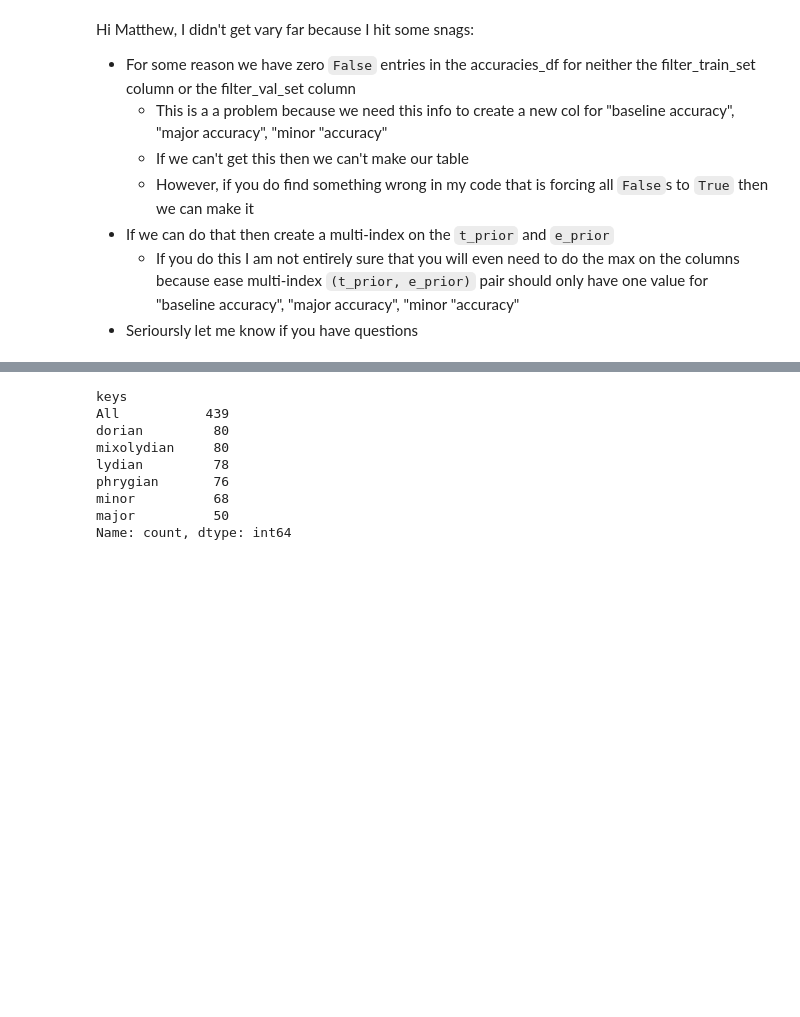
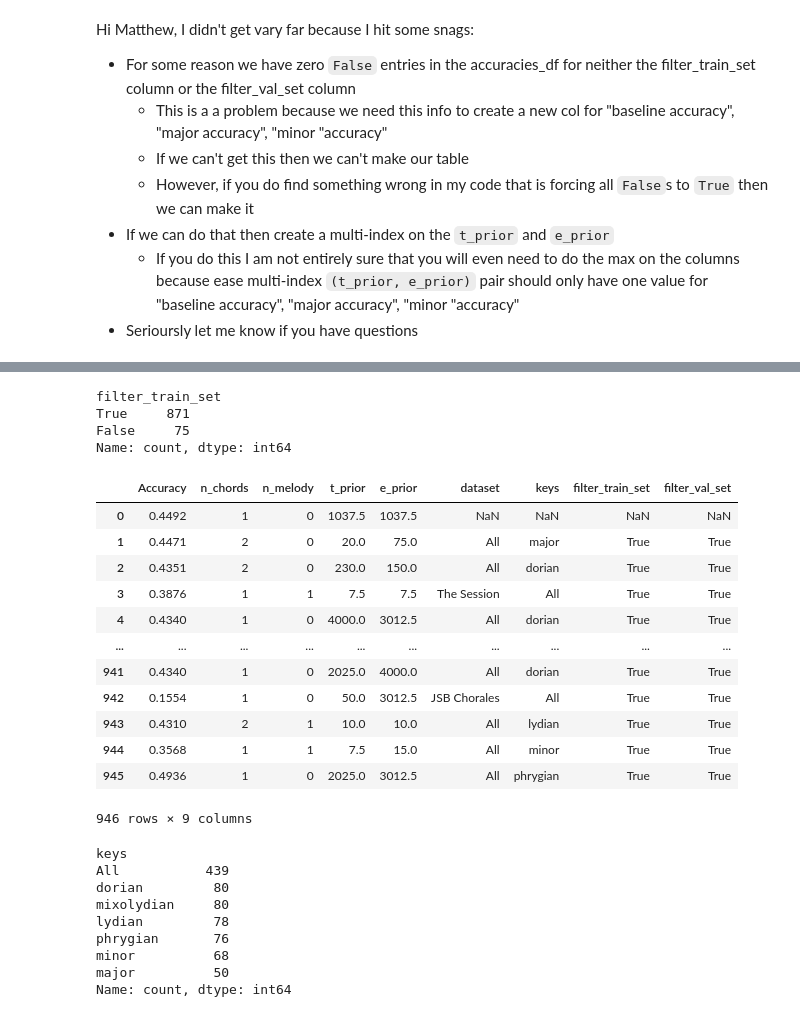
Before and after one commit to adamwellsward/Portfolio_Projects, a Jupyter notebook: results_parser_new_grid_search.ipynb, the cells around one changed output, grey strips where cells are left out. Drawn from its saved outputs; the diff is of its cells as text; code cells hidden in the pictures; blank space fills up the shorter version.

```diff
--- a/results_parser_new_grid_search.ipynb
+++ b/results_parser_new_grid_search.ipynb
@@ -51,3 +235,26 @@ Name: count, dtype: int64
+# %%
+accuracies_df['filter_train_set'].value_counts()
+# %% [output]
+filter_train_set
+True     871
+False     75
+Name: count, dtype: int64
+# %%
+accuracies_df
+# %% [output]
+|  | Accuracy | n_chords | n_melody | t_prior | e_prior | dataset | keys | filter_train_set | filter_val_set |
+| 0 | 0.4492 | 1 | 0 | 1037.5 | 1037.5 | NaN | NaN | NaN | NaN |
+| 1 | 0.4471 | 2 | 0 | 20.0 | 75.0 | All | major | True | True |
+| 2 | 0.4351 | 2 | 0 | 230.0 | 150.0 | All | dorian | True | True |
+| 3 | 0.3876 | 1 | 1 | 7.5 | 7.5 | The Session | All | True | True |
+| 4 | 0.4340 | 1 | 0 | 4000.0 | 3012.5 | All | dorian | True | True |
+| ... | ... | ... | ... | ... | ... | ... | ... | ... | ... |
+| 941 | 0.4340 | 1 | 0 | 2025.0 | 4000.0 | All | dorian | True | True |
+| 942 | 0.1554 | 1 | 0 | 50.0 | 3012.5 | JSB Chorales | All | True | True |
+| 943 | 0.4310 | 2 | 1 | 10.0 | 10.0 | All | lydian | True | True |
+| 944 | 0.3568 | 1 | 1 | 7.5 | 15.0 | All | minor | True | True |
+| 945 | 0.4936 | 1 | 0 | 2025.0 | 3012.5 | All | phrygian | True | True |
+946 rows × 9 columns
 # %%
 accuracies_df['keys'].value_counts()
 # %% [output]
```
Also changed, not shown: parts of 8 cells of this notebook.
